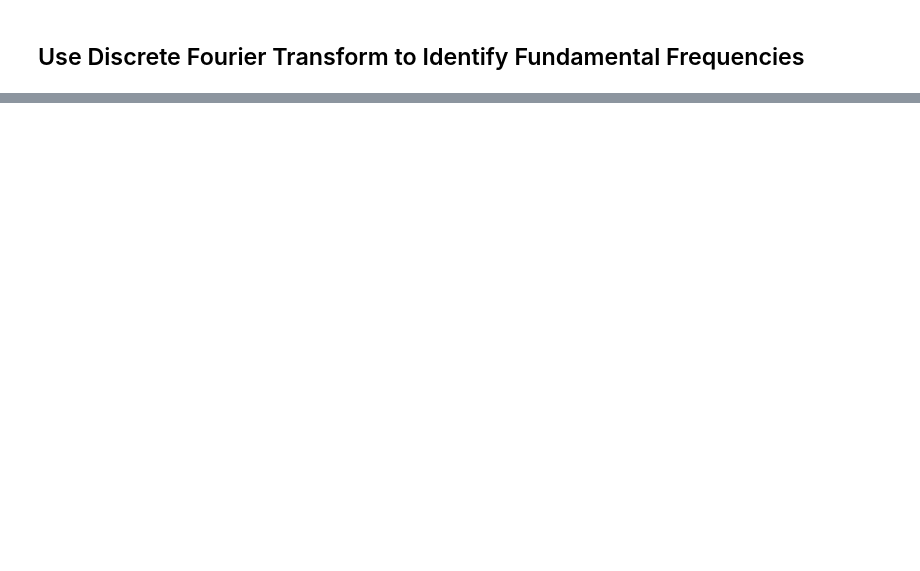
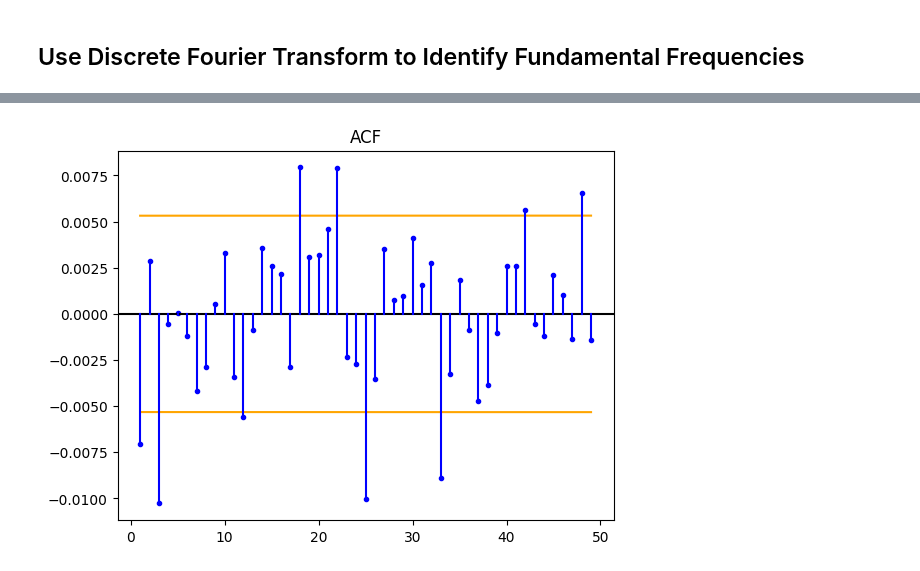
Before and after one commit to badassdatascience/badass-data-science, a Jupyter notebook: badassdatascience/forex/EDA/EDA-Untitled.ipynb, the cells around one changed output, grey strips where cells are left out. Cells and saved outputs as stored; diff of their text form; code cells hidden in the pictures; blank space fills up the shorter version.

```diff
--- a/badassdatascience/forex/EDA/EDA-Untitled.ipynb
+++ b/badassdatascience/forex/EDA/EDA-Untitled.ipynb
@@ -80,0 +105,47 @@ ts.plot_the_pacfs()
+# %%
+from statsmodels.tsa.stattools import acf
+from statsmodels.tsa.stattools import pacf
+
+def center_the_ci_around_zero(cf, ci):
+    M_cf = np.array([cf, cf]).T
+    CI = ci - M_cf
+    return CI
+
+def compute_acf_the_way_emily_wants_it(x, alpha = 0.05, nlags = 49):
+    cf, ci = acf(x, alpha = alpha, nlags = nlags)
+    return cf, ci
+
+def compute_pacf_the_way_emily_wants_it(x, alpha = 0.05, nlags = 49):
+    cf, ci = pacf(x, alpha = alpha, nlags = nlags)
+    return cf, ci
+
+def plot_acf_and_pacf_the_way_emily_wants_it(cf, CI, title, skip_lag_0 = True):
+    plt.figure()
+
+    first_lag = 0
+    if skip_lag_0:
+        first_lag = 1
+
+    plt.plot(np.arange(first_lag, len(cf)), cf[first_lag:], '.', color = 'blue')
+    plt.axhline(0., color = 'black')
+    plt.plot(np.arange(first_lag, len(cf)), CI[first_lag:, 0], color = 'orange')
+    plt.plot(np.arange(first_lag, len(cf)), CI[first_lag:, 1], color = 'orange')#
+
+    for i, y in zip(np.arange(first_lag, len(cf)), cf[first_lag:]):
+        plt.plot([i, i], [0., y], color = 'blue')
+
+    plt.title(title)
+    plt.show()
+    plt.close()
+
+
+
+a_cf, acf_ci = compute_acf_the_way_emily_wants_it(ts.df_diff_filled_forward['y'])
+pa_cf, pacf_ci = compute_pacf_the_way_emily_wants_it(ts.df_diff_filled_forward['y'])
+
+aCI = center_the_ci_around_zero(a_cf, acf_ci)
+paCI = center_the_ci_around_zero(pa_cf, pacf_ci)
+# %%
+plot_acf_and_pacf_the_way_emily_wants_it(a_cf, aCI, 'ACF')
+# %% [output]
+[figure, added]
```
Also changed, not shown: parts of 5 cells of this notebook.
